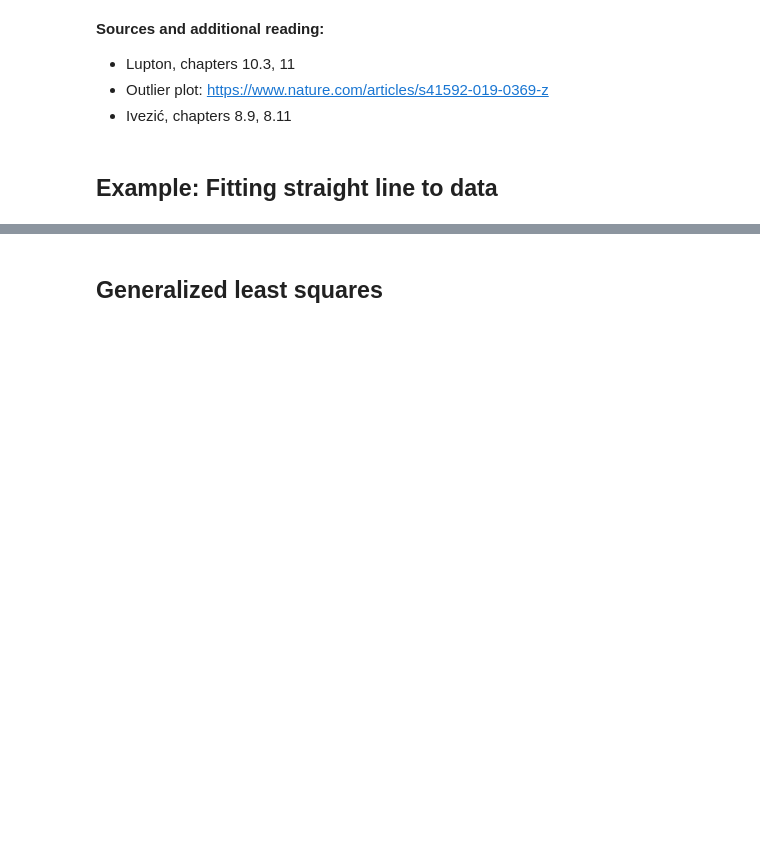
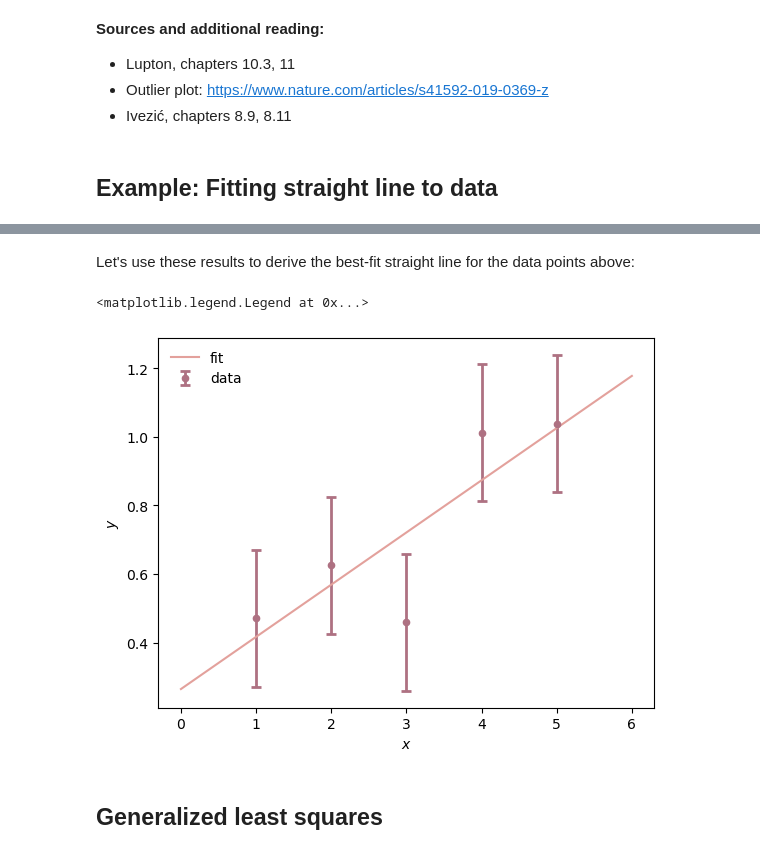
Before and after one commit to hou-physics/stat_methods_AIfA_2024_group_07, a Jupyter notebook: lecture_05/L05_least-squares.ipynb, the cells around one changed output, grey strips where cells are left out. Cells and saved outputs as stored; diff of their text form; code cells hidden in the pictures; blank space fills up the shorter version.

```diff
--- a/lecture_05/L05_least-squares.ipynb
+++ b/lecture_05/L05_least-squares.ipynb
@@ -23,3 +36,24 @@ Let us now see this method in action for the problem of fitting a straight line
+# %% [markdown]
+Let's use these results to derive the best-fit straight line for the data points above:
+# %%
+xmean = np.mean(x)
+ymean = np.mean(y)
+
+theta1 = np.sum((x-xmean)*(y-ymean))/np.sum((x-xmean)**2)
+theta0 = ymean-theta1*xmean
+# %%
+xs = np.arange(0, 7)
+
+plt.errorbar(x, y, yerr=sigma*np.ones_like(x), marker='.', linewidth=2, markersize=9, \
+                                elinewidth=2, capthick=2, capsize=3.5, linestyle='None', \
+                                color='#AE7182', label='data')
+plt.plot(xs, theta0+xs*theta1, color='#e3a19c', label='fit')
+plt.xlabel(r'$x$')
+plt.ylabel(r'$y$')
+plt.legend(frameon=False)
+# %% [output]
+<matplotlib.legend.Legend at 0x...>
+[figure, added]
 # %% [markdown]
 ## Generalized least squares
 # %% [markdown]
```
Also changed, not shown: parts of 9 cells of this notebook, 2 other files.
